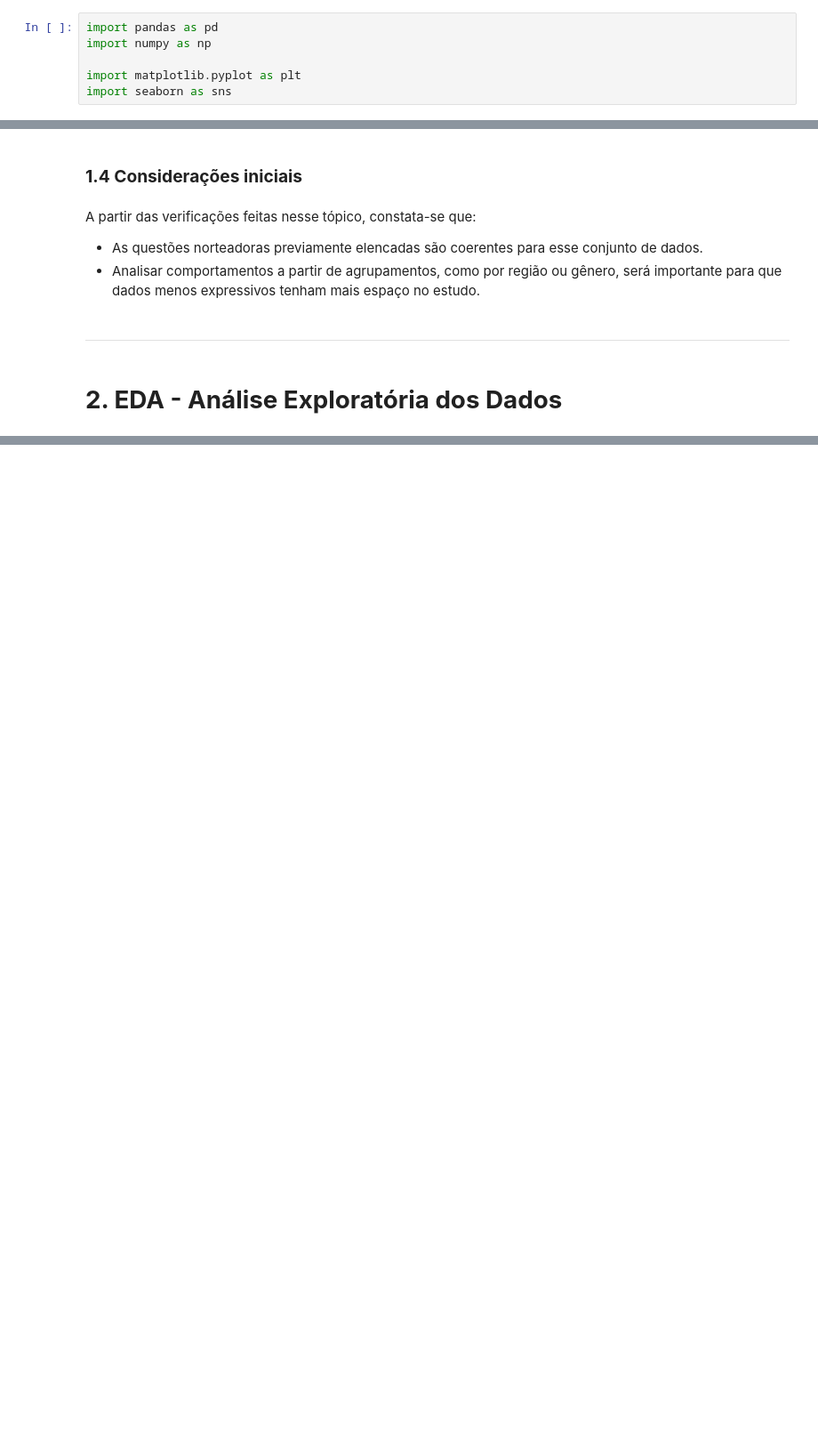
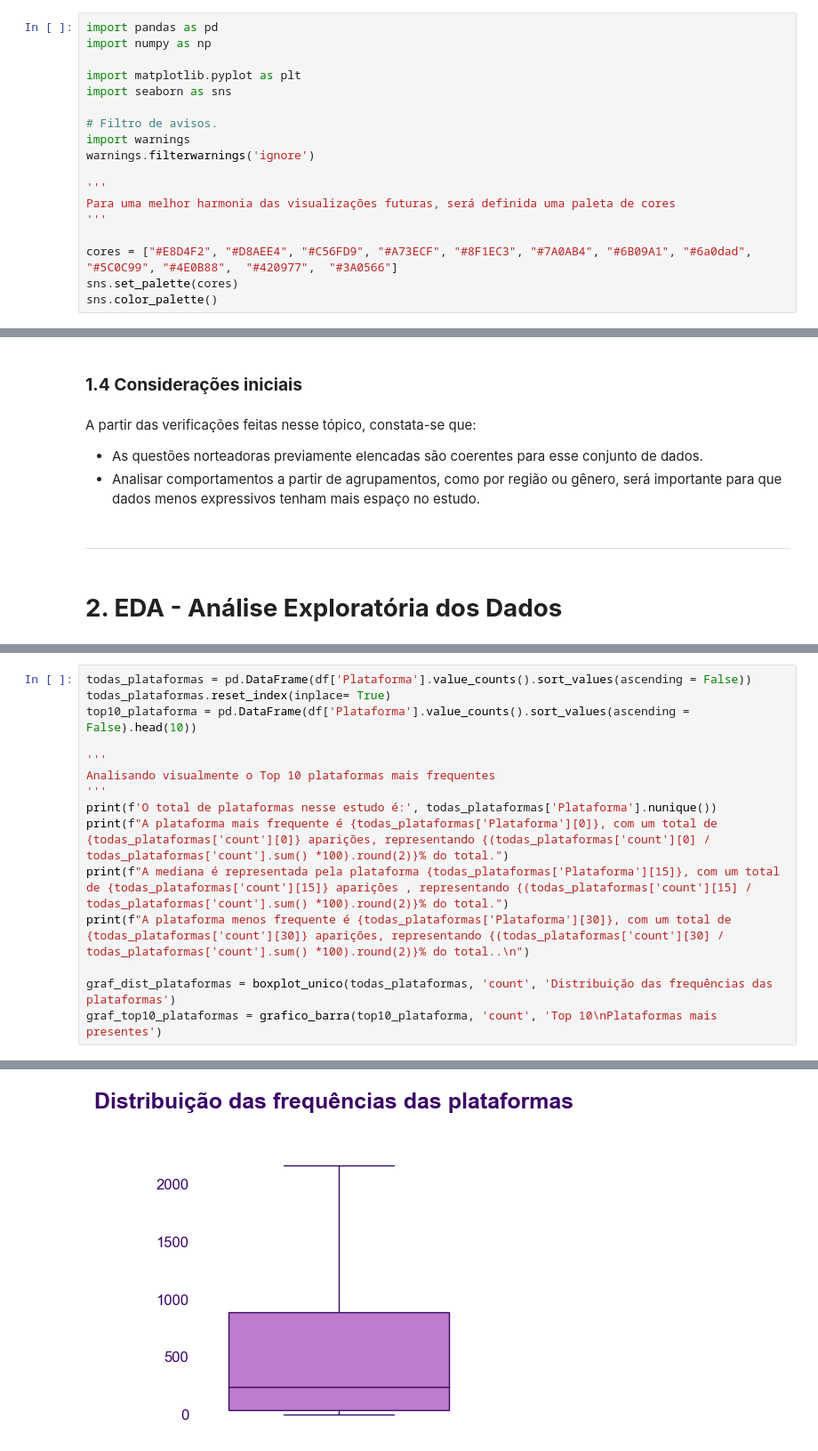
Before and after one commit to JHOliveira94/Portfolio_Recomendacao-de-jogos-digitais, a Jupyter notebook: notebook_vendas_games.ipynb, the cells around one changed output, grey strips where cells are left out. Shown at 89% size. Drawn from its saved outputs; the diff is of its cells as text; blank space fills up the shorter version.

```diff
--- a/notebook_vendas_games.ipynb
+++ b/notebook_vendas_games.ipynb
@@ -59,3 +67,15 @@ import numpy as np
 
 import matplotlib.pyplot as plt
 import seaborn as sns
+
+# Filtro de avisos.
+import warnings
+warnings.filterwarnings('ignore')
+
+'''
+Para uma melhor harmonia das visualizações futuras, será definida uma paleta de cores
+'''
+
+cores = ["#E8D4F2", "#D8AEE4", "#C56FD9", "#A73ECF", "#8F1EC3", "#7A0AB4", "#6B09A1", "#6a0dad", "#5C0C99", "#4E0B88",  "#420977",  "#3A0566"]
+sns.set_palette(cores)
+sns.color_palette()
@@ -260,0 +382,16 @@ Nessa etapa, serão respondidas as
+# %%
+todas_plataformas = pd.DataFrame(df['Plataforma'].value_counts().sort_values(ascending = False))
+todas_plataformas.reset_index(inplace= True)
+top10_plataforma = pd.DataFrame(df['Plataforma'].value_counts().sort_values(ascending = False).head(10))
+
+'''
+Analisando visualmente o Top 10 plataformas mais frequentes
+'''
+print(f'O total de plataformas nesse estudo é:', todas_plataformas['Plataforma'].nunique())
+print(f"A plataforma mais frequente é {todas_plataformas['Plataforma'][0]}, com um total de {todas_plataformas['count'][0]} aparições, representando {(todas_plataformas['count'][0] / todas_plataformas['count'].sum() *100).round(2)}% do total.")
+print(f"A mediana é representada pela plataforma {todas_plataformas['Plataforma'][15]}, com um total de {todas_plataformas['count'][15]} aparições , representando {(todas_plataformas['count'][15] / todas_plataformas['count'].sum() *100).round(2)}% do total.")
+print(f"A plataforma menos frequente é {todas_plataformas['Plataforma'][30]}, com um total de {todas_plataformas['count'][30]} aparições, representando {(todas_plataformas['count'][30] / todas_plataformas['count'].sum() *100).round(2)}% do total..\n")
+
+graf_dist_plataformas = boxplot_unico(todas_plataformas, 'count', 'Distribuição das frequências das plataformas')
+graf_top10_plataformas = grafico_barra(top10_plataforma, 'count', 'Top 10\nPlataformas mais presentes')
+# %% [output]
@@ -260,0 +402 @@ Nessa etapa, serão respondidas as
+[figure, added]
```
Also changed, not shown: parts of 27 cells of this notebook.
